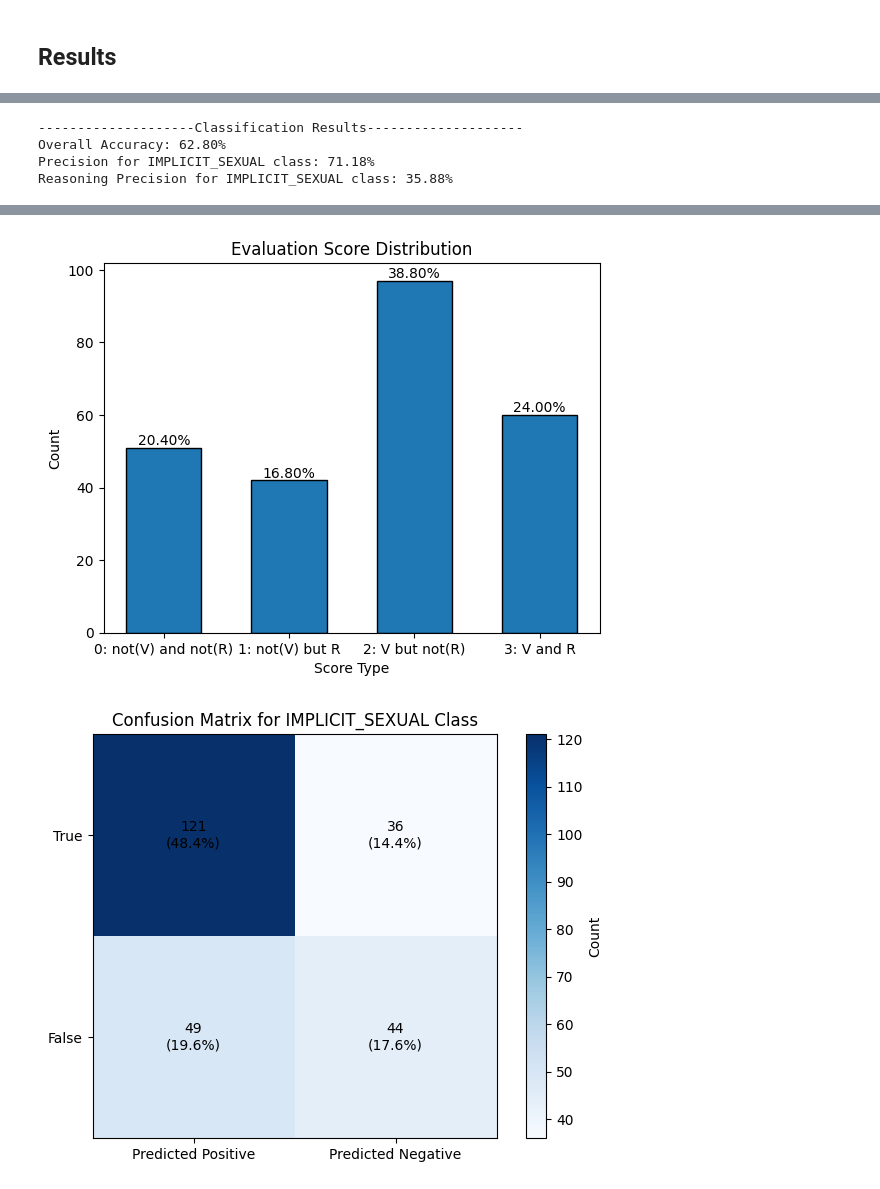
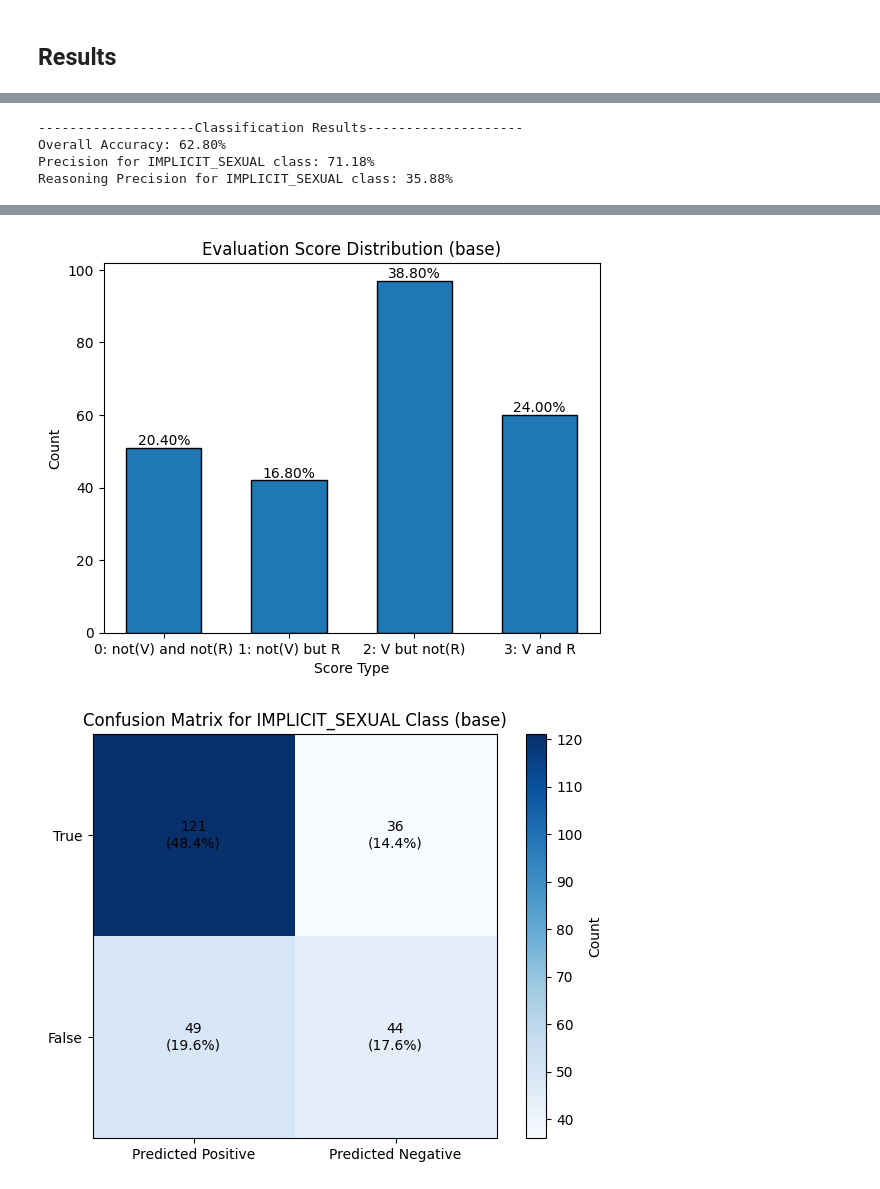
Before and after one commit to 1rsh/ig-reels-agent, a Jupyter notebook: evaluate.ipynb, the cells around one changed output, grey strips where cells are left out. Saved outputs shown, nothing was run; the diff lists cells and outputs as text; code cells hidden in the pictures.

Commit message:
add: evaluation plots

```diff
--- a/evaluate.ipynb
+++ b/evaluate.ipynb
@@ -155,9 +201,7 @@ evals = temp_evals
 # %%
 import matplotlib.pyplot as plt
 
-scores = [eval['eval']['score'] for eval in evals]
-
-def plot_score_distribution(scores):
+def plot_score_distribution(scores, title=None):
     # Histogram with spacing
     counts, bins, patches = plt.hist(
         scores,
@@ -178,13 +222,13 @@ def plot_score_distribution(scores):
         y = patch.get_height()
         plt.text(x, y, f"{int(count) / len(scores):.2%}", ha='center', va='bottom')
 
-    plt.title("Evaluation Score Distribution")
+    plt.title("Evaluation Score Distribution" + (f" ({title})" if title else ""))
     plt.xlabel("Score Type")
     plt.ylabel("Count")
     plt.show()
 # %%
 
-def plot_reasoning_correctness(scores):
+def plot_reasoning_correctness(scores, title=None):
     vals = [s % 2 for s in scores]
 
     # Histogram with proper bins + spacing
@@ -204,12 +248,12 @@ def plot_reasoning_correctness(scores):
         y = patch.get_height()
         plt.text(x, y, f"{int(count) / len(scores):.2%}", ha='center', va='bottom')
 
-    plt.title("Reasoning Correctness Distribution")
+    plt.title("Reasoning Correctness Distribution" + (f" ({title})" if title else ""))
     plt.ylabel("Count")
 
     plt.show()
 # %%
-def plot_verdict_correctness(evals):
+def plot_verdict_correctness(evals, title=None):
     vals = [e['eval']['verdict_correct'] for e in evals]
 
     # Histogram with proper bins + spacing
@@ -229,7 +273,7 @@ def plot_verdict_correctness(evals):
         y = patch.get_height()
         plt.text(x, y, f"{int(count) / len(scores):.2%}", ha='center', va='bottom')
 
-    plt.title("Verdict Correctness Distribution")
+    plt.title("Verdict Correctness Distribution" + (f" ({title})" if title else ""))
     plt.ylabel("Count")
 
     plt.show()
@@ -241,7 +280,7 @@ precision_label = "IMPLICIT_SEXUAL"
 # %%
 import numpy as np
 
-def plot_confusion_matrix(evals, precision_label):
+def plot_confusion_matrix(evals, precision_label, title=None):
     confusion_matrix = {
         "TP": sum([1 for e in evals if e['eval']['verdict_correct'] == True and e['ground_truth_label'] == precision_label]),
         "FP": sum([1 for e in evals if e['eval']['verdict_correct'] == True and e['ground_truth_label'] != precision_label]),
@@ -274,6 +313,6 @@ def plot_confusion_matrix(evals, precision_label):
             )
 
     plt.colorbar(label='Count')
-    plt.title(f"Confusion Matrix for {precision_label} Class")
+    plt.title(f"Confusion Matrix for {precision_label} Class" + (f" ({title})" if title else ""))
     plt.tight_layout()
     plt.show()
@@ -280,4 +322,21 @@ def plot_confusion_matrix(evals, precision_label):
 # %%
+import json
+
+with open("eval_results/eval_results_base.json", "r") as f:
+    evals = json.load(f)
+
+temp_evals = []
+for eval in evals:
+    temp_eval = eval.copy()
+    if eval['eval']['verdict_correct'] == True and eval['eval']['score'] // 2 == 0:
+        temp_eval['eval']['score'] += 2
+    temp_evals.append(temp_eval)
+
+evals = temp_evals
+
+evals = [{**e, 'ground_truth_label': "IMPLICIT_SEXUAL" if "implicit" in e['video'] else "SAFE"} for e in evals]
+scores = [eval['eval']['score'] for eval in evals]
+
 print("-" * 20 + "Classification Results" + "-" * 20)
 
 accuracy = sum([e['eval']['verdict_correct'] for e in evals]) / len(evals)
@@ -289,10 +348,10 @@ print(f"Precision for {precision_label} class: {precision:.2%}")
 reasoning_precision = sum([e['eval']['score'] % 2 == 1 for e in evals if e['ground_truth_label'] == precision_label]) / sum([1 for e in evals if e['ground_truth_label'] == precision_label])
 print(f"Reasoning Precision for {precision_label} class: {reasoning_precision:.2%}")
 
-plot_verdict_correctness(evals)
-plot_reasoning_correctness(scores)
-plot_score_distribution(scores)
-plot_confusion_matrix(evals, precision_label)
+plot_verdict_correctness(evals, title="base")
+plot_reasoning_correctness(scores, title="base")
+plot_score_distribution(scores, title="base")
+plot_confusion_matrix(evals, precision_label, title="base")
 # %% [output]
 --------------------Classification Results--------------------
 Overall Accuracy: 62.80%
@@ -303,2 +362,2 @@ Reasoning Precision for IMPLICIT_SEXUAL class: 35.88%
-[figure, old version]
+[figure, new version]
-[figure, old version]
+[figure, new version]
```
Also changed, not shown: parts of 20 cells of this notebook.
